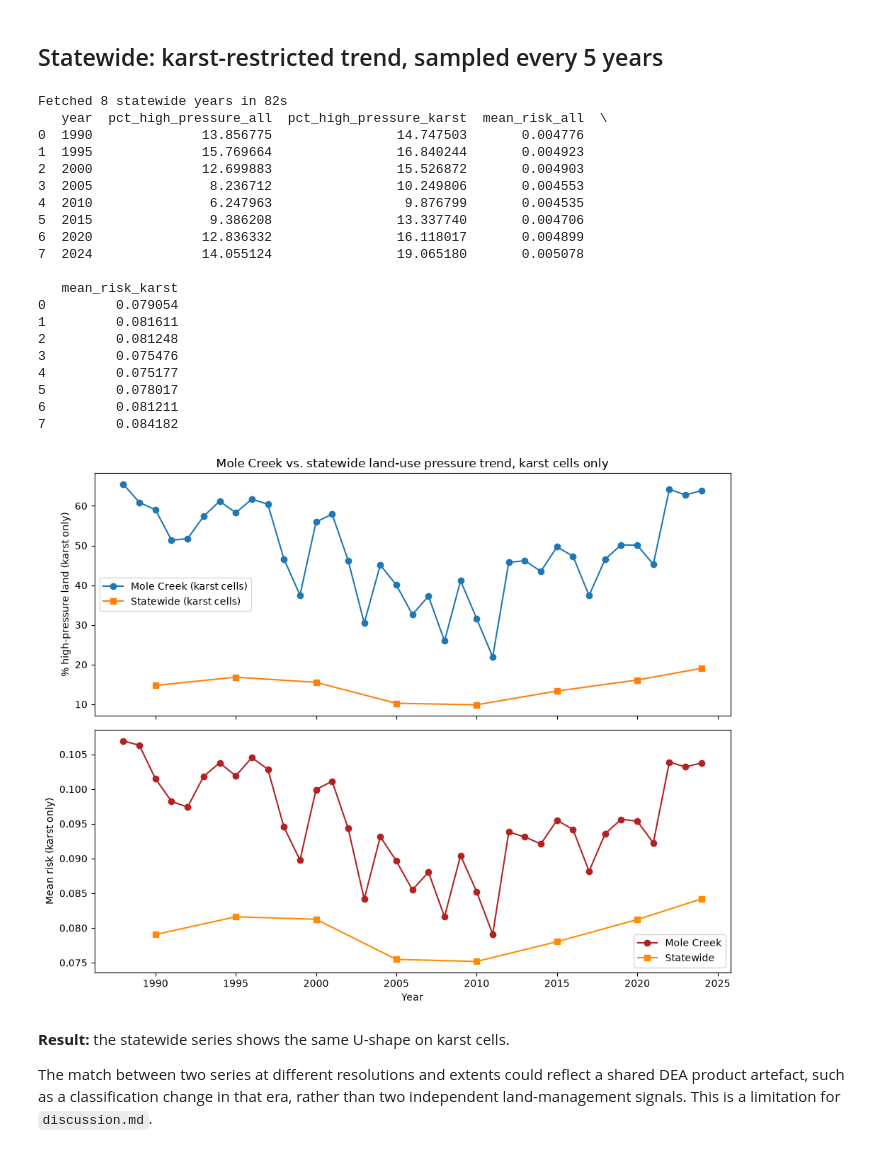
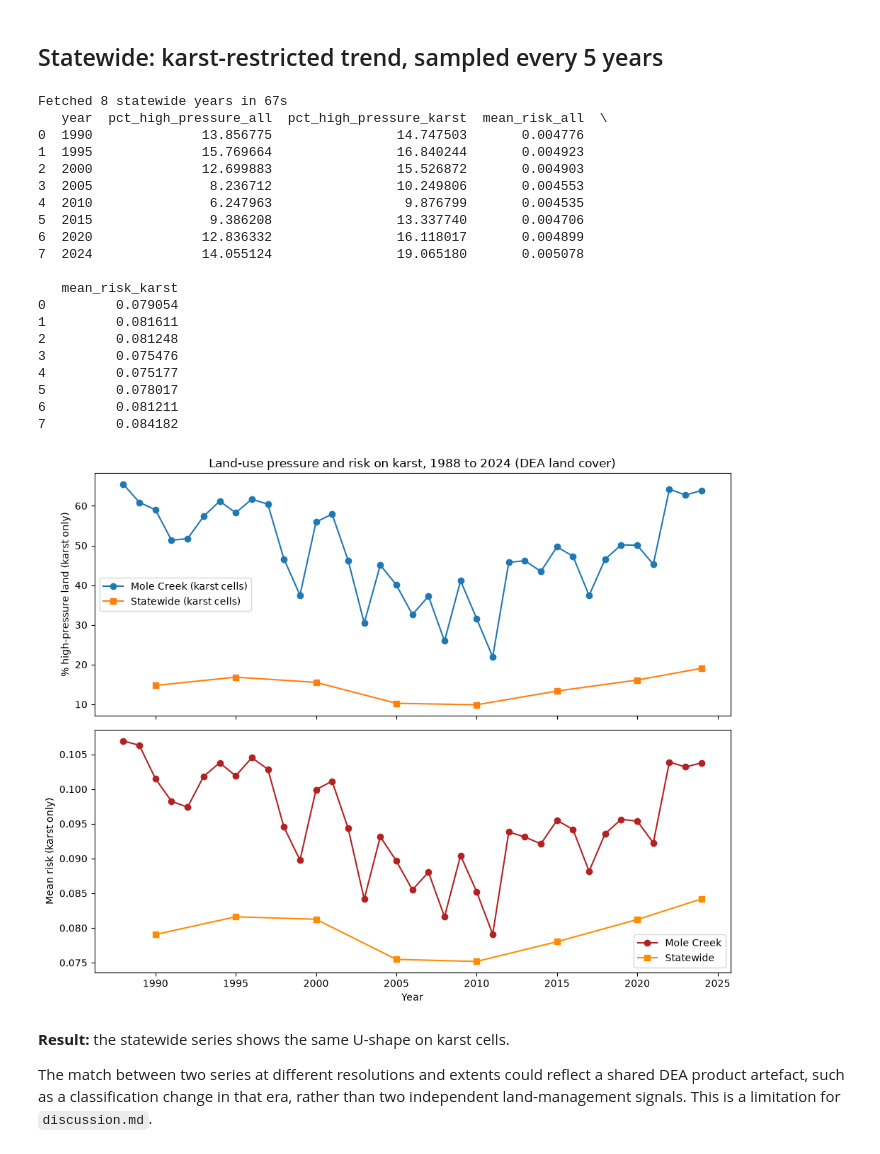
Before and after one commit to University-of-Tasmania-GPSS/AT3_Group3_2026, a Jupyter notebook: notebooks/09_sensitivity_analysis.ipynb, the cells around one changed output. Cells and saved outputs as stored; diff of their text form; code cells hidden in the pictures.

```diff
--- a/notebooks/09_sensitivity_analysis.ipynb
+++ b/notebooks/09_sensitivity_analysis.ipynb
@@ -284,13 +284,18 @@ mc_trend.to_csv(outpath / "stage9_mole_creek_trend.csv", index=False)
 
 The trend above shows how the level of risk changes. This section checks whether the spatial pattern changes too, by correlating risk for four representative years against the 2020 baseline.
 # %%
+# Year against year, on DEA land cover (the only source with an annual series): each year's risk is compared with DEA 2020,
+# not with the main LIST map, so this measures how stable the pattern is over time and nothing else.
+p2020 = fetch_landuse_pressure(bbox_mc, 2020, outpath / "dem_mc_EPSG7855.tif", cache_dir=data / "Input_data" / "DEA_Land_Cover_Cache").astype(float)
+risk_dea_2020 = intrinsic * np.where(p2020 != 255, aggregate_pressure_by_system(karst_mc, p2020, transform, 255) / 3.0, np.nan) * slope_factor
+
 year_corr_rows = []
 for year in [1990, 2000, 2010, 2024]:
     pressure = fetch_landuse_pressure(bbox_mc, year, outpath / "dem_mc_EPSG7855.tif", cache_dir=data / "Input_data" / "DEA_Land_Cover_Cache").astype(float)
     pv = pressure != 255
     eff = aggregate_pressure_by_system(karst_mc, pressure, transform, 255)
     risk_y = intrinsic * np.where(pv, eff / 3.0, np.nan) * slope_factor
-    r_all, r_nz = corr_both(baseline_risk, risk_y, valid & pv)
+    r_all, r_nz = corr_both(risk_dea_2020, risk_y, valid & pv)
     year_corr_rows.append({"year": year, "r_all": r_all, "r_nonzero": r_nz})
 
 print(pd.DataFrame(year_corr_rows).to_string(index=False))
@@ -441,7 +446,7 @@ print(f"Fetched {len(tas_years)} statewide years in {time.time()-t_start:.0f}s")
 print(tas_trend)
 tas_trend.to_csv(outpath / "stage9_statewide_trend.csv", index=False)
 # %% [output]
-Fetched 8 statewide years in 82s
+Fetched 8 statewide years in 67s
    year  pct_high_pressure_all  pct_high_pressure_karst  mean_risk_all  \
 0  1990              13.856775                14.747503       0.004776
 1  1995              15.769664                16.840244       0.004923
@@ -464,19 +469,20 @@ Fetched 8 statewide years in 82s
 # %%
 fig, axes = plt.subplots(2, 1, figsize=(10, 8), sharex=True)
 axes[0].plot(mc_trend["year"], mc_trend["pct_high_pressure_karst"], marker="o", label="Mole Creek (karst cells)")
 axes[0].plot(tas_trend["year"], tas_trend["pct_high_pressure_karst"], marker="s", label="Statewide (karst cells)")
 axes[0].set_ylabel("% high-pressure land (karst only)")
 axes[0].legend()
-axes[0].set_title("Mole Creek vs. statewide land-use pressure trend, karst cells only")
+axes[0].set_title("Land-use pressure and risk on karst, 1988 to 2024 (DEA land cover)")
 axes[1].plot(mc_trend["year"], mc_trend["mean_risk_karst"], marker="o", color="firebrick", label="Mole Creek")
 axes[1].plot(tas_trend["year"], tas_trend["mean_risk_karst"], marker="s", color="darkorange", label="Statewide")
 axes[1].set_ylabel("Mean risk (karst only)")
 axes[1].set_xlabel("Year")
 axes[1].legend()
 plt.tight_layout()
+fig.savefig(Path("..") / "figures" / "landuse_trend.png", dpi=200, bbox_inches="tight")
 plt.show()
 # %% [output]
-[figure, old version]
+[figure, new version]
 # %% [markdown]
 **Result:** the statewide series shows the same U-shape on karst cells.
 
```
Also changed, not shown: parts of 2 cells of this notebook, 13 other files.
